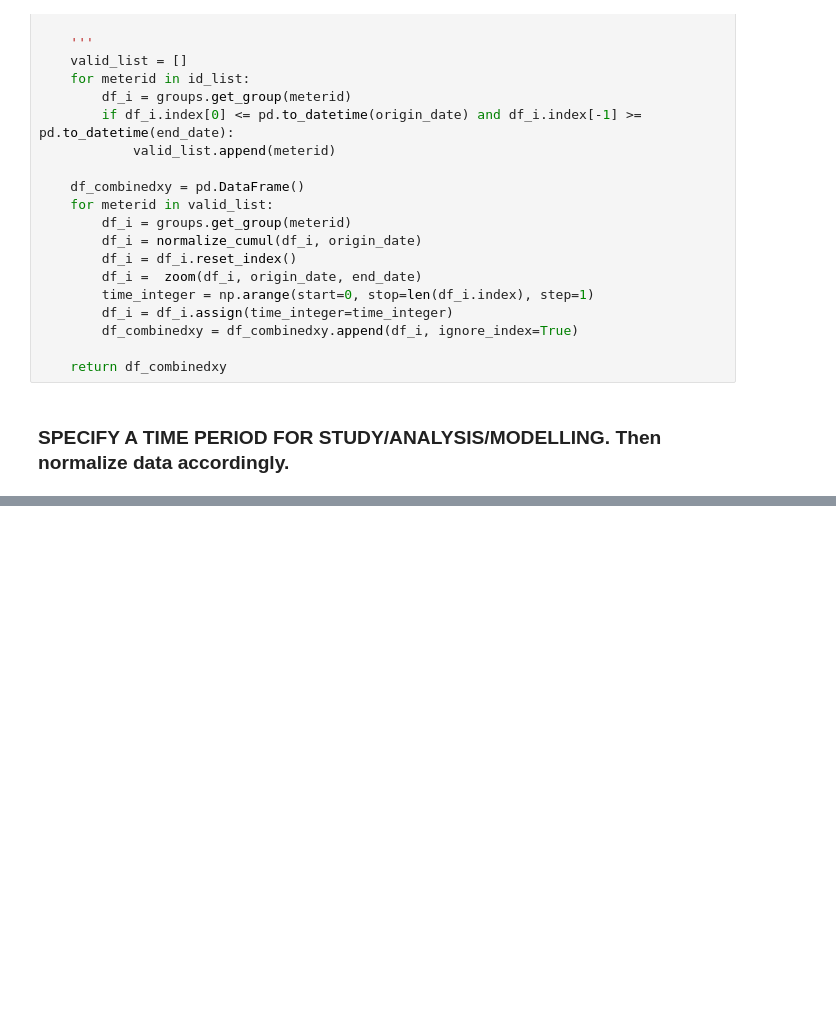
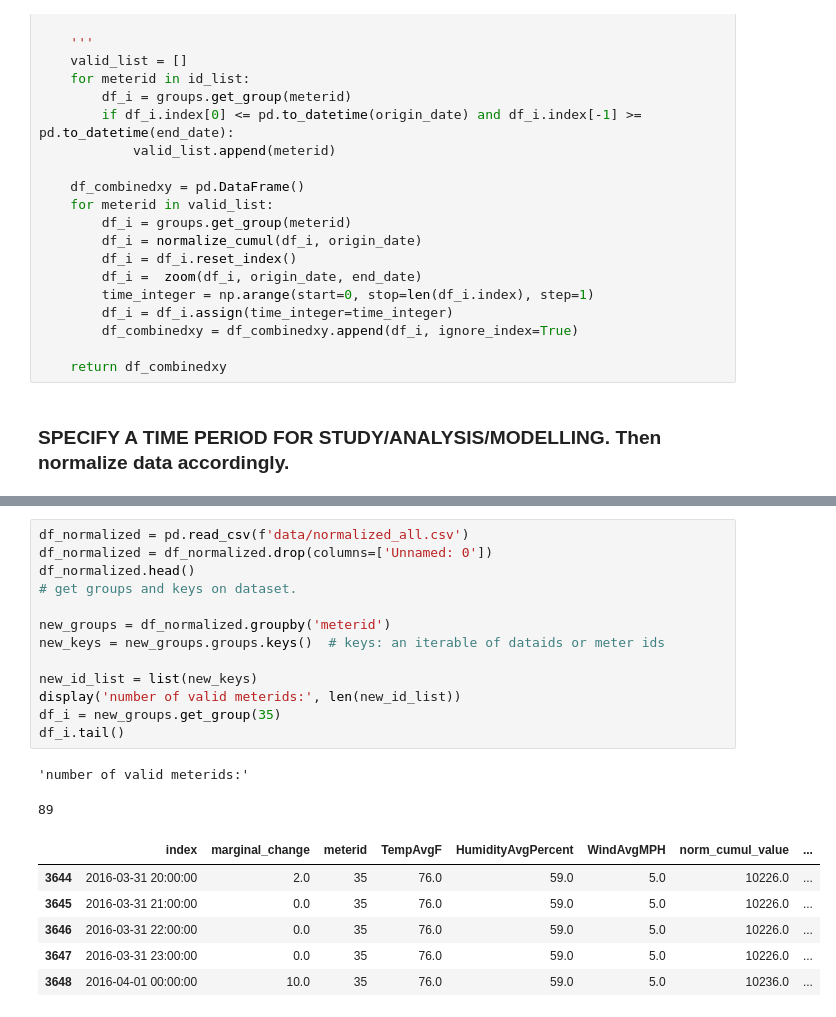
Before and after one commit to melvintzw/ee4211, a Jupyter notebook: normalize_each_month.ipynb, the cells around one changed output, grey strips where cells are left out. Drawn from its saved outputs; the diff is of its cells as text; blank space fills up the shorter version.

```diff
--- a/normalize_each_month.ipynb
+++ b/normalize_each_month.ipynb
@@ -381,0 +350,22 @@ display('number of valid meterids:', len(new_id_list))
+# %%
+df_normalized = pd.read_csv(f'data/normalized_all.csv')
+df_normalized = df_normalized.drop(columns=['Unnamed: 0'])
+df_normalized.head()
+# get groups and keys on dataset.
+
+new_groups = df_normalized.groupby('meterid')
+new_keys = new_groups.groups.keys()  # keys: an iterable of dataids or meter ids
+
+new_id_list = list(new_keys)
+display('number of valid meterids:', len(new_id_list))
+df_i = new_groups.get_group(35)
+df_i.tail()
+# %% [output]
+'number of valid meterids:'
+89
+|  | index | marginal_change | meterid | TempAvgF | HumidityAvgPercent | WindAvgMPH | norm_cumul_value | ... |
+| 3644 | 2016-03-31 20:00:00 | 2.0 | 35 | 76.0 | 59.0 | 5.0 | 10226.0 | ... |
+| 3645 | 2016-03-31 21:00:00 | 0.0 | 35 | 76.0 | 59.0 | 5.0 | 10226.0 | ... |
+| 3646 | 2016-03-31 22:00:00 | 0.0 | 35 | 76.0 | 59.0 | 5.0 | 10226.0 | ... |
+| 3647 | 2016-03-31 23:00:00 | 0.0 | 35 | 76.0 | 59.0 | 5.0 | 10226.0 | ... |
+| 3648 | 2016-04-01 00:00:00 | 10.0 | 35 | 76.0 | 59.0 | 5.0 | 10236.0 | ... |
```
Also changed, not shown: parts of 6 cells of this notebook, 2 other files.
